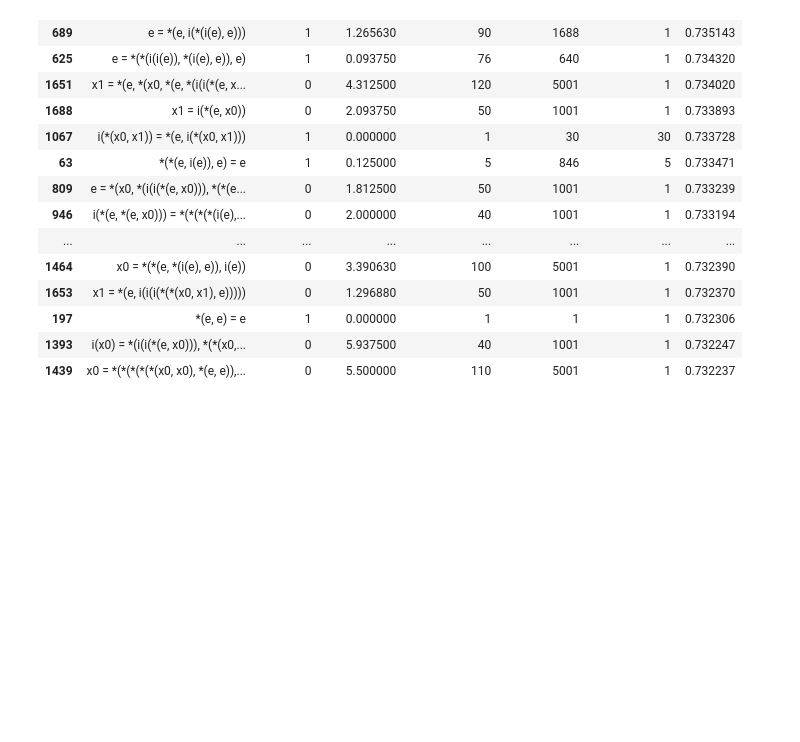
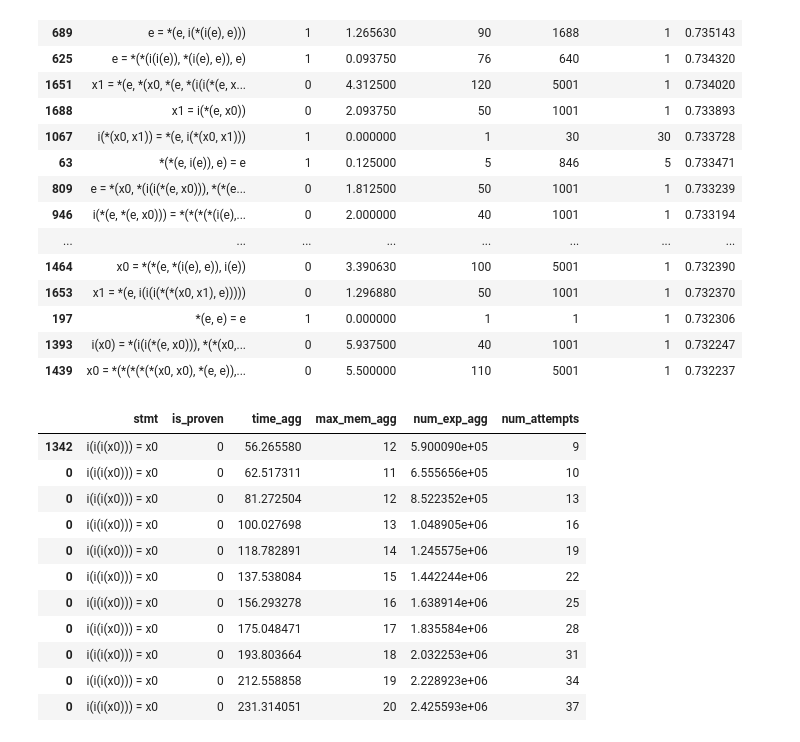
Before and after one commit to samuelbarrett1234/atp, a Jupyter notebook: Scripts/ATP NN test.ipynb, the cells around one changed output. Drawn from its saved outputs; the diff is of its cells as text; code cells hidden in the pictures; blank space fills up the shorter version.

Commit message:
Added an extra sanity test for the model.

```diff
--- a/Scripts/ATP NN test.ipynb
+++ b/Scripts/ATP NN test.ipynb
@@ -189,3 +189,30 @@ stmts_df.sort_values('p_true', ascending=False).head(25)
 | 197 | *(e, e) = e | 1 | 0.000000 | 1 | 1 | 1 | 0.732306 |
 | 1393 | i(x0) = *(i(i(*(e, x0))), *(*(x0,... | 0 | 5.937500 | 40 | 1001 | 1 | 0.732247 |
 | 1439 | x0 = *(*(*(*(*(x0, x0), *(e, e)),... | 0 | 5.500000 | 110 | 5001 | 1 | 0.732237 |
+# %%
+# now see if the model makes a theorem less likely to be true, the more attempts there are:
+stmts = pd.read_csv("thms.csv")
+stmts = stmts.loc[stmts['stmt'] =='i(i(i(x0))) = x0']
+for i in range(1, 30, 3):
+  stmts = stmts.append([{
+      'stmt' : 'i(i(i(x0))) = x0',
+      'is_proven' : 0,
+      'time_agg' : 56.26558 * (1.0 + i / 9.0),
+      'max_mem_agg' : 11 + i // 3,
+      'num_exp_agg' : 590009 * (1.0 + i / 9.0),
+      'num_attempts' : 9 + i
+  }])
+display(stmts)
+# %% [output]
+|  | stmt | is_proven | time_agg | max_mem_agg | num_exp_agg | num_attempts |
+| 1342 | i(i(i(x0))) = x0 | 0 | 56.265580 | 12 | 5.900090e+05 | 9 |
+| 0 | i(i(i(x0))) = x0 | 0 | 62.517311 | 11 | 6.555656e+05 | 10 |
+| 0 | i(i(i(x0))) = x0 | 0 | 81.272504 | 12 | 8.522352e+05 | 13 |
+| 0 | i(i(i(x0))) = x0 | 0 | 100.027698 | 13 | 1.048905e+06 | 16 |
+| 0 | i(i(i(x0))) = x0 | 0 | 118.782891 | 14 | 1.245575e+06 | 19 |
+| 0 | i(i(i(x0))) = x0 | 0 | 137.538084 | 15 | 1.442244e+06 | 22 |
+| 0 | i(i(i(x0))) = x0 | 0 | 156.293278 | 16 | 1.638914e+06 | 25 |
+| 0 | i(i(i(x0))) = x0 | 0 | 175.048471 | 17 | 1.835584e+06 | 28 |
+| 0 | i(i(i(x0))) = x0 | 0 | 193.803664 | 18 | 2.032253e+06 | 31 |
+| 0 | i(i(i(x0))) = x0 | 0 | 212.558858 | 19 | 2.228923e+06 | 34 |
+| 0 | i(i(i(x0))) = x0 | 0 | 231.314051 | 20 | 2.425593e+06 | 37 |
```
Also changed, not shown: parts of 3 cells of this notebook.
